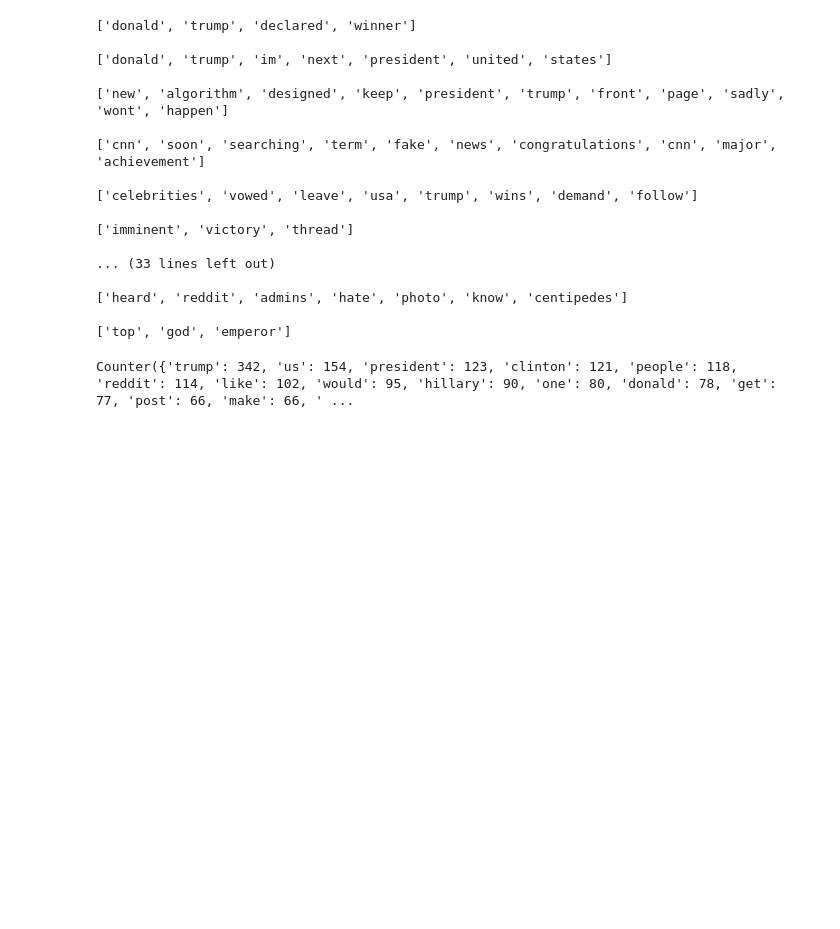
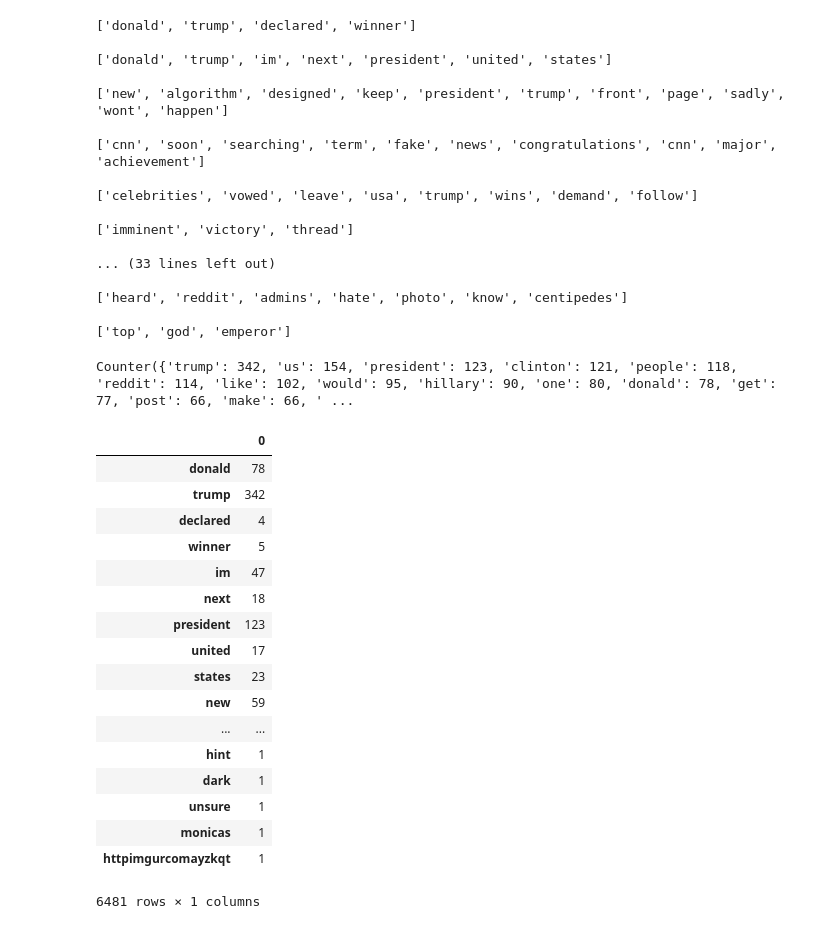
Before and after one commit to IndigenousEngineering/small_corpora_bias_with_w2v, a Jupyter notebook: WEAT_analysis_1.ipynb, the cells around one changed output. Drawn from its saved outputs; the diff is of its cells as text; code cells hidden in the pictures; blank space fills up the shorter version.

```diff
--- a/WEAT_analysis_1.ipynb
+++ b/WEAT_analysis_1.ipynb
@@ -306,3 +306,26 @@ counts = Counter(vocab_list)
 print(counts)
 # %% [output]
 Counter({'trump': 342, 'us': 154, 'president': 123, 'clinton': 121, 'people': 118, 'reddit': 114, 'like': 102, 'would': 95, 'hillary': 90, 'one': 80, 'donald': 78, 'get': 77, 'post': 66, 'make': 66, ' ...
+# %%
+counts_df = pd.DataFrame.from_dict(counts, orient='index')
+
+counts_df
+# %% [output]
+|  | 0 |
+| donald | 78 |
+| trump | 342 |
+| declared | 4 |
+| winner | 5 |
+| im | 47 |
+| next | 18 |
+| president | 123 |
+| united | 17 |
+| states | 23 |
+| new | 59 |
+| ... | ... |
+| hint | 1 |
+| dark | 1 |
+| unsure | 1 |
+| monicas | 1 |
+| httpimgurcomayzkqt | 1 |
+6481 rows × 1 columns
```
